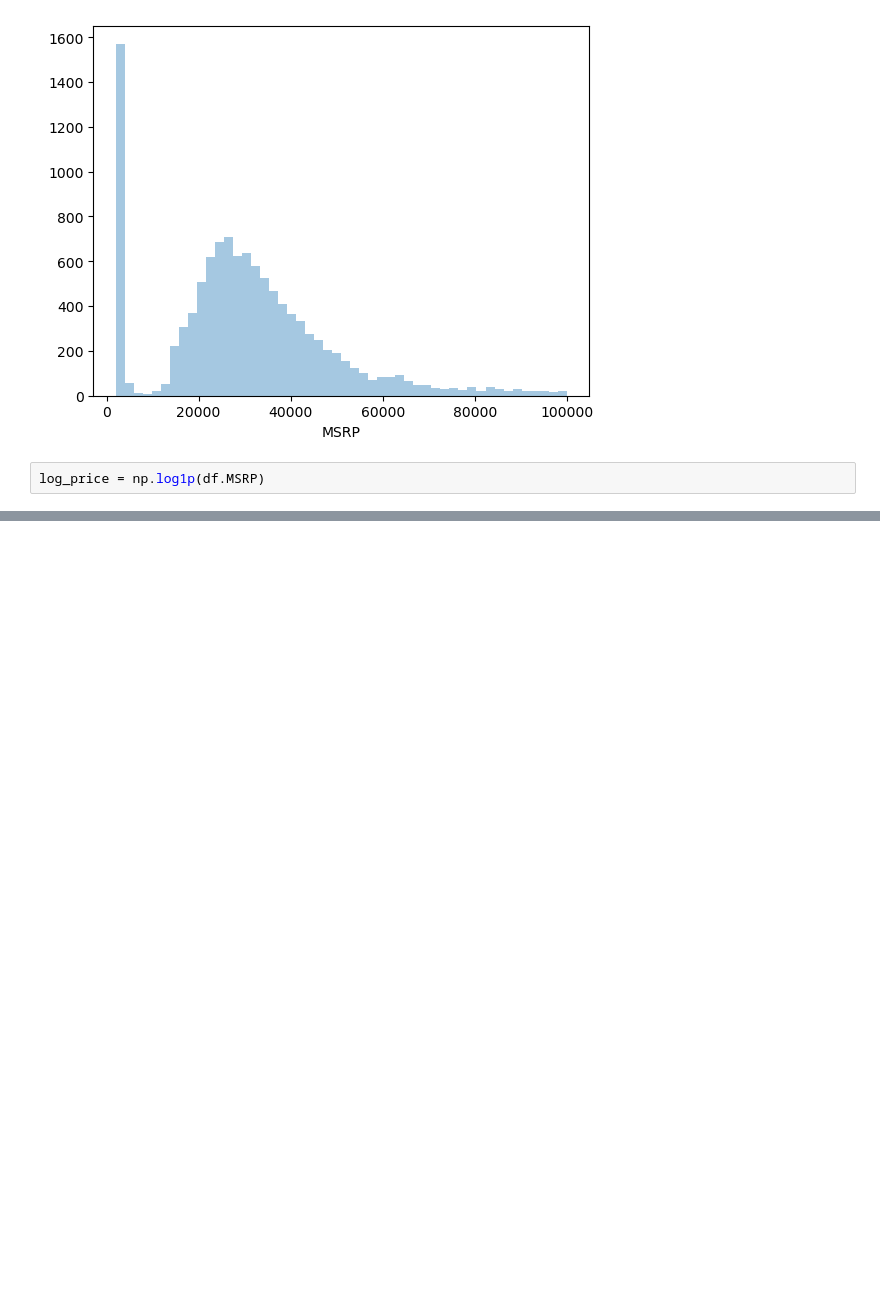
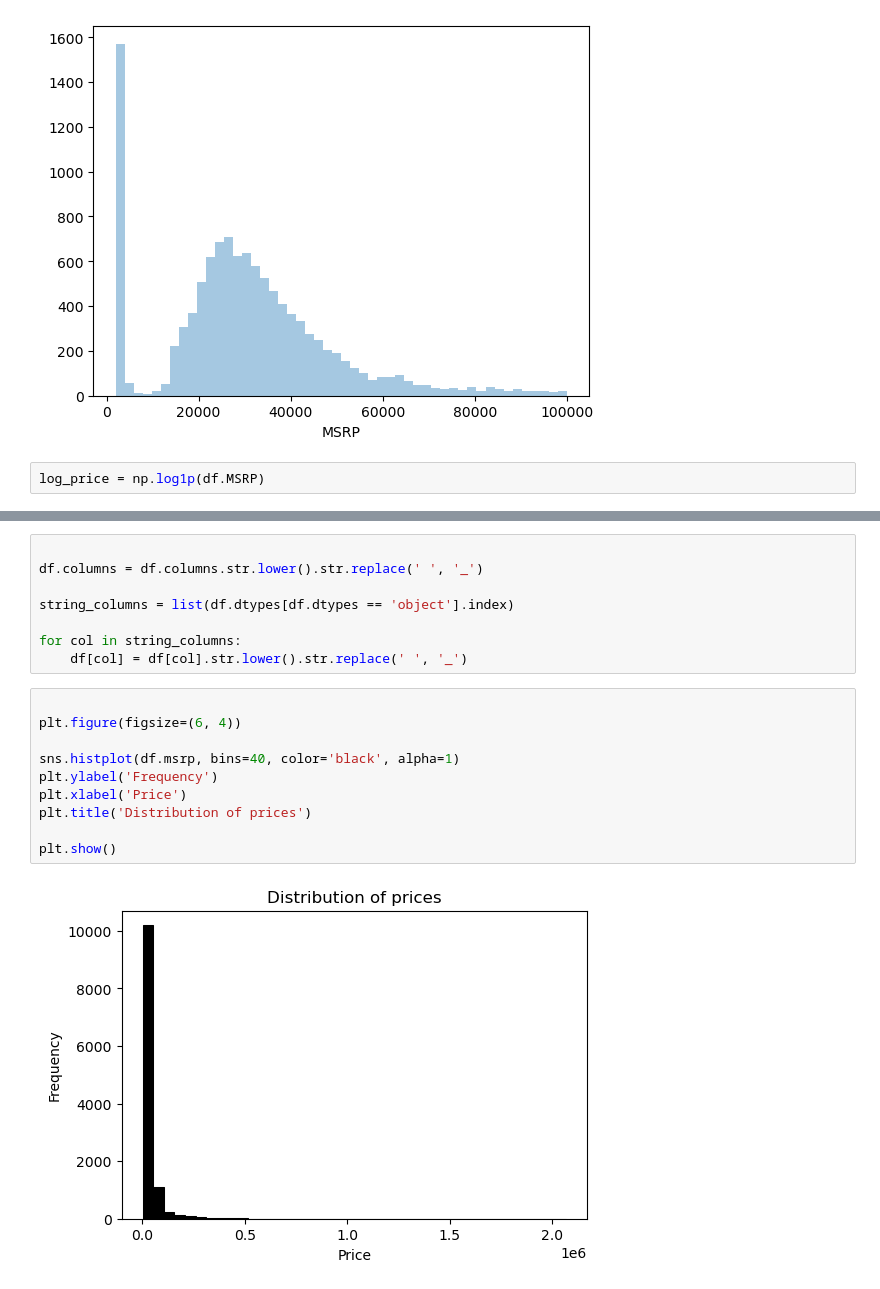
Before and after one commit to Mo-Shoba/Machine-Learning-Practice-Regression, a Jupyter notebook: Untitled.ipynb, the cells around one changed output, grey strips where cells are left out. Cells and saved outputs as stored; diff of their text form; blank space fills up the shorter version.

```diff
--- a/Untitled.ipynb
+++ b/Untitled.ipynb
@@ -54,0 +67,20 @@ sns.distplot.
+# %%
+
+df.columns = df.columns.str.lower().str.replace(' ', '_')
+
+string_columns = list(df.dtypes[df.dtypes == 'object'].index)
+
+for col in string_columns:
+    df[col] = df[col].str.lower().str.replace(' ', '_')
+# %%
+
+plt.figure(figsize=(6, 4))
+
+sns.histplot(df.msrp, bins=40, color='black', alpha=1)
+plt.ylabel('Frequency')
+plt.xlabel('Price')
+plt.title('Distribution of prices')
+
+plt.show()
+# %% [output]
+[figure, added]
```
Also changed, not shown: parts of 4 cells of this notebook.
